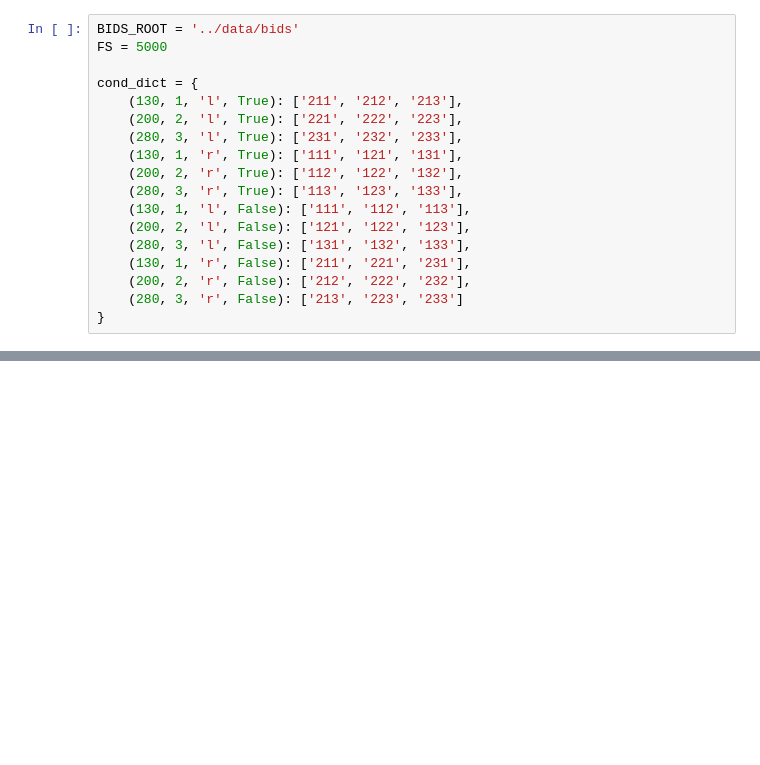
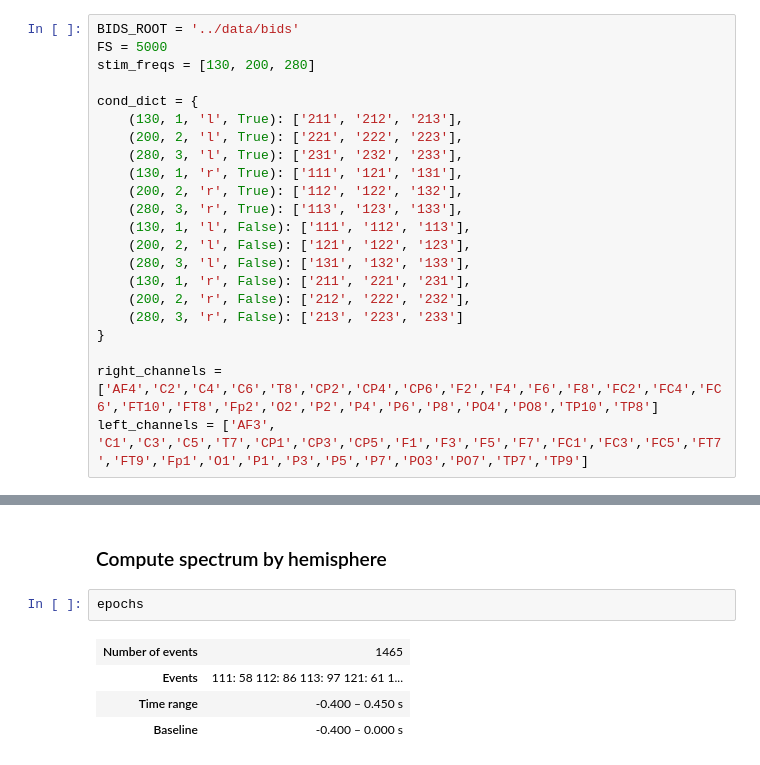
Before and after one commit to letitiayhho/dichotic_pitch_tracking, a Jupyter notebook: analysis/ffr.ipynb, the cells around one changed output, grey strips where cells are left out. Saved outputs shown, nothing was run; the diff lists cells and outputs as text; blank space fills up the shorter version.

```diff
--- a/analysis/ffr.ipynb
+++ b/analysis/ffr.ipynb
@@ -10,6 +12,7 @@ from bids import BIDSLayout
 # %%
 BIDS_ROOT = '../data/bids'
 FS = 5000
+stim_freqs = [130, 200, 280]
 
 cond_dict = {
     (130, 1, 'l', True): ['211', '212', '213'],
@@ -25,6 +28,9 @@ cond_dict = {
     (200, 2, 'r', False): ['212', '222', '232'],
     (280, 3, 'r', False): ['213', '223', '233']
 }
+
+right_channels = ['AF4','C2','C4','C6','T8','CP2','CP4','CP6','F2','F4','F6','F8','FC2','FC4','FC6','FT10','FT8','Fp2','O2','P2','P4','P6','P8','PO4','PO8','TP10','TP8']
+left_channels = ['AF3', 'C1','C3','C5','T7','CP1','CP3','CP5','F1','F3','F5','F7','FC1','FC3','FC5','FT7','FT9','Fp1','O1','P1','P3','P5','P7','PO3','PO7','TP7','TP9']
 # %%
 def read_epochs(sub, desc):
     '''
@@ -294,0 +329,9 @@ spectrums
+# %% [markdown]
+### Compute spectrum by hemisphere
+# %%
+epochs
+# %% [output]
+| Number of events | 1465 |
+| Events | 111: 58 112: 86 113: 97 121: 61 1... |
+| Time range | -0.400 – 0.450 s |
+| Baseline | -0.400 – 0.000 s |
```
Also changed, not shown: parts of 10 cells of this notebook.
